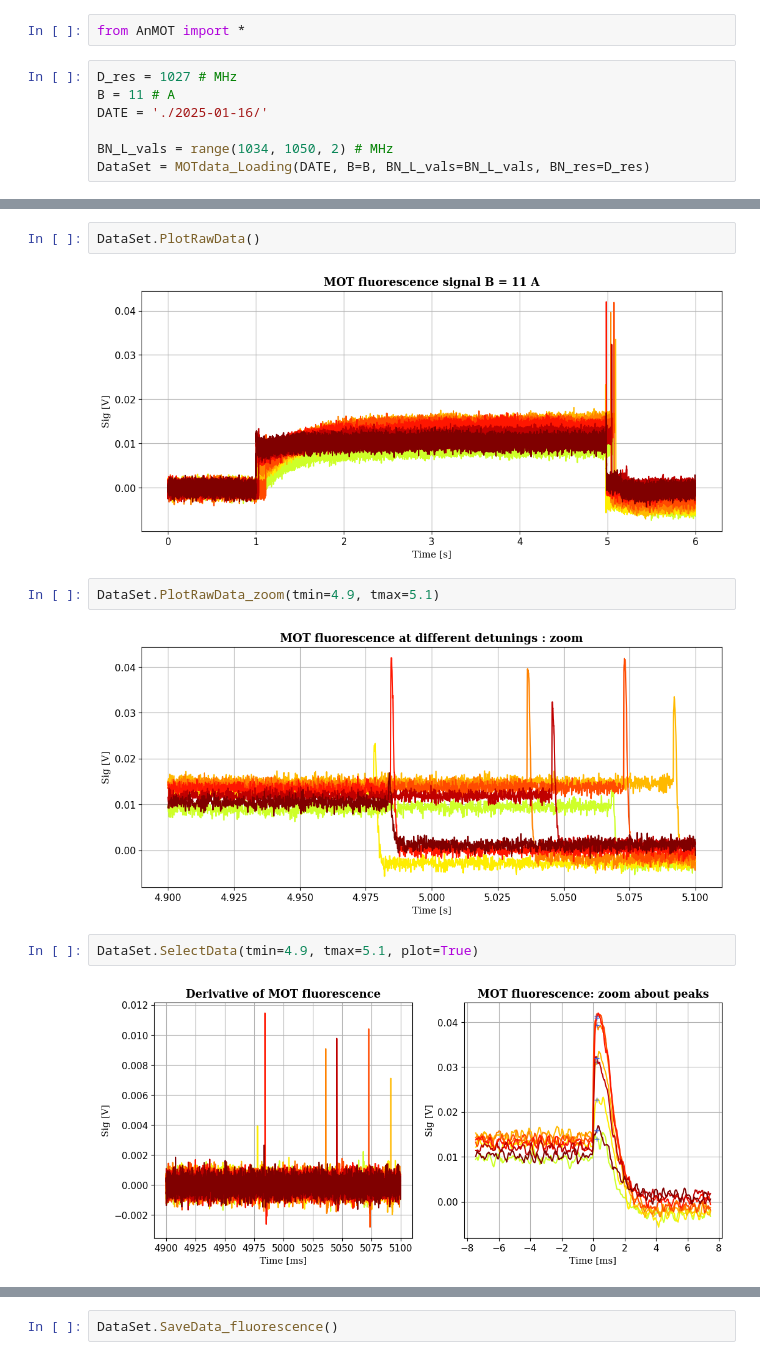
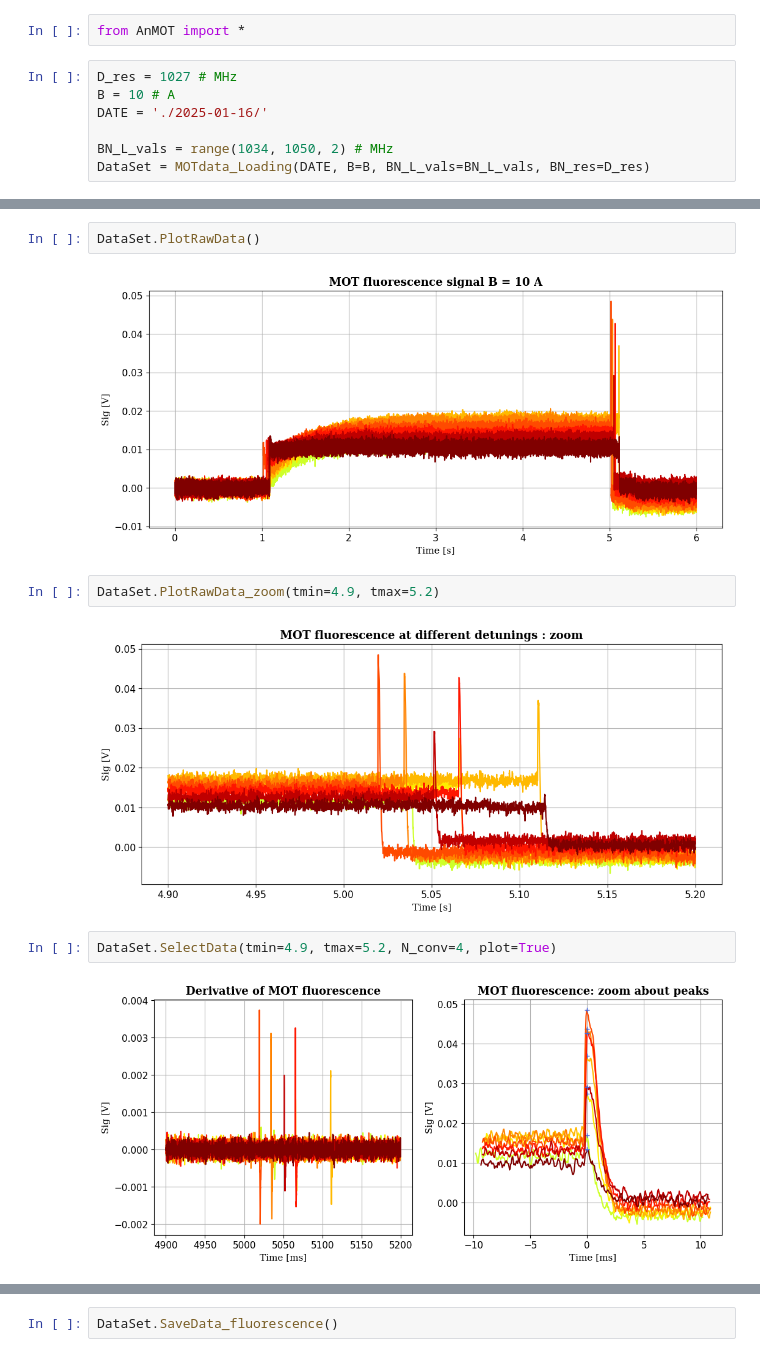
Before and after one commit to Leonardo-Razzai/MOT, a Jupyter notebook: Data/varying_B_and_D/different_DL_analysis.ipynb, the cells around one changed output, grey strips where cells are left out. Cells and saved outputs as stored; diff of their text form.

```diff
--- a/Data/varying_B_and_D/different_DL_analysis.ipynb
+++ b/Data/varying_B_and_D/different_DL_analysis.ipynb
@@ -2,7 +2,7 @@
 from AnMOT import *
 # %%
 D_res = 1027 # MHz
-B = 11 # A
+B = 10 # A
 DATE = './2025-01-16/'
 
 BN_L_vals = range(1034, 1050, 2) # MHz
@@ -14,15 +12,15 @@ IndexError: list index out of range
 # %%
 DataSet.PlotRawData()
 # %% [output]
-[figure, old version]
+[figure, new version]
 # %%
-DataSet.PlotRawData_zoom(tmin=4.9, tmax=5.1)
+DataSet.PlotRawData_zoom(tmin=4.9, tmax=5.2)
 # %% [output]
-[figure, old version]
+[figure, new version]
 # %%
-DataSet.SelectData(tmin=4.9, tmax=5.1, plot=True)
+DataSet.SelectData(tmin=4.9, tmax=5.2, N_conv=4, plot=True)
 # %% [output]
-[figure, old version]
+[figure, new version]
 # %%
 DataSet.Plot_maxima_fluorescence()
 # %% [output]
```
Also changed, not shown: parts of 3 cells of this notebook, 10 other files.
